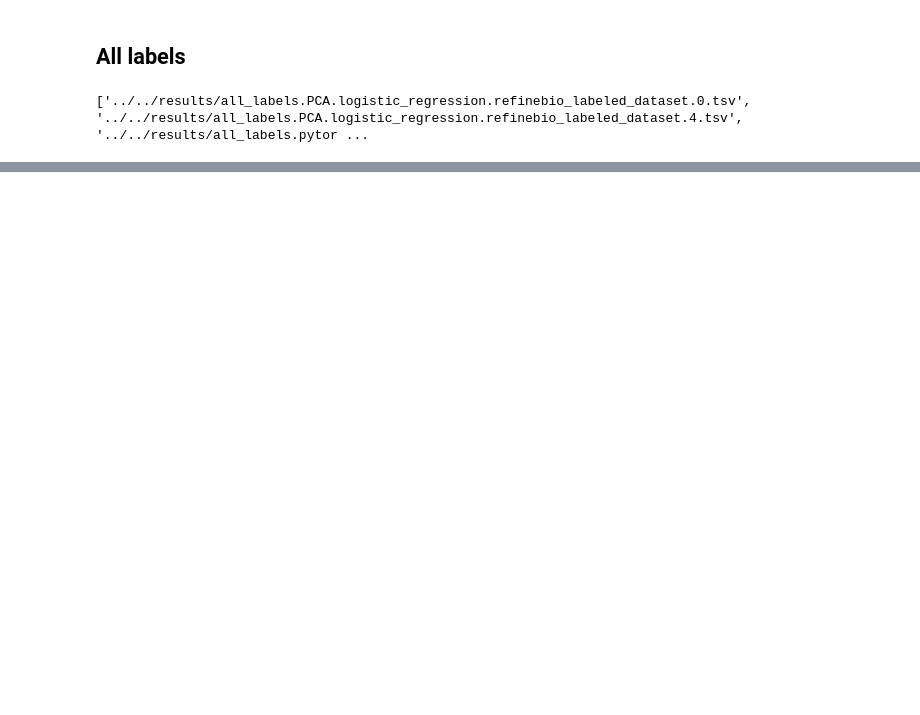
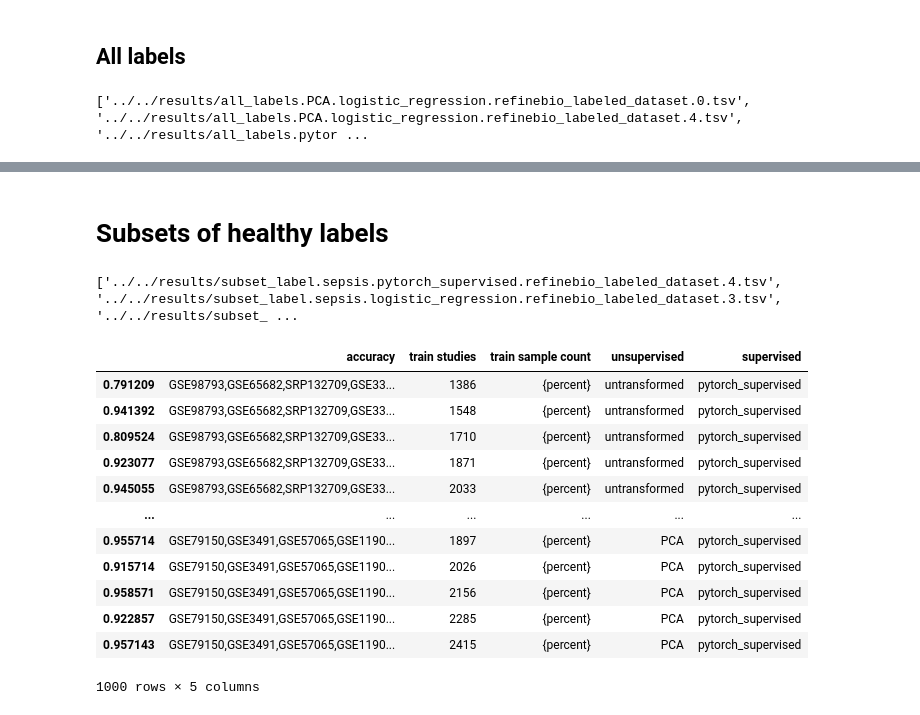
Before and after one commit to greenelab/linear_signal, a Jupyter notebook: notebook/analysis/benchmark_results.ipynb, the cells around one changed output, grey strips where cells are left out. Saved outputs shown, nothing was run; the diff lists cells and outputs as text; code cells hidden in the pictures; blank space fills up the shorter version.

```diff
--- a/notebook/analysis/benchmark_results.ipynb
+++ b/notebook/analysis/benchmark_results.ipynb
@@ -139,0 +141,41 @@ print(plot)
+# %% [markdown]
+# Subsets of healthy labels
+# %%
+in_files = glob.glob('../../results/subset_label.*')
+print(in_files[:5])
+# %% [output]
+['../../results/subset_label.sepsis.pytorch_supervised.refinebio_labeled_dataset.4.tsv', '../../results/subset_label.sepsis.logistic_regression.refinebio_labeled_dataset.3.tsv', '../../results/subset_ ...
+# %%
+sepsis_metrics = pd.DataFrame()
+for path in in_files:
+    new_df = pd.read_csv(path, sep='\t')
+    model_info = path.strip('.tsv').split('sepsis.')[-1]
+    model_info = model_info.split('.')
+
+    if len(model_info) == 4:
+        unsupervised_model = model_info[0]
+        supervised_model = model_info[1]
+    else:
+        unsupervised_model = 'untransformed'
+        supervised_model = model_info[0]
+
+    new_df['unsupervised'] = unsupervised_model
+    new_df['supervised'] = supervised_model
+
+    sepsis_metrics = pd.concat([sepsis_metrics, new_df])
+
+sepsis_metrics
+# %% [output]
+|  | accuracy | train studies | train sample count | unsupervised | supervised |
+| 0.791209 | GSE98793,GSE65682,SRP132709,GSE33... | 1386 | {percent} | untransformed | pytorch_supervised |
+| 0.941392 | GSE98793,GSE65682,SRP132709,GSE33... | 1548 | {percent} | untransformed | pytorch_supervised |
+| 0.809524 | GSE98793,GSE65682,SRP132709,GSE33... | 1710 | {percent} | untransformed | pytorch_supervised |
+| 0.923077 | GSE98793,GSE65682,SRP132709,GSE33... | 1871 | {percent} | untransformed | pytorch_supervised |
+| 0.945055 | GSE98793,GSE65682,SRP132709,GSE33... | 2033 | {percent} | untransformed | pytorch_supervised |
+| ... | ... | ... | ... | ... | ... |
+| 0.955714 | GSE79150,GSE3491,GSE57065,GSE1190... | 1897 | {percent} | PCA | pytorch_supervised |
+| 0.915714 | GSE79150,GSE3491,GSE57065,GSE1190... | 2026 | {percent} | PCA | pytorch_supervised |
+| 0.958571 | GSE79150,GSE3491,GSE57065,GSE1190... | 2156 | {percent} | PCA | pytorch_supervised |
+| 0.922857 | GSE79150,GSE3491,GSE57065,GSE1190... | 2285 | {percent} | PCA | pytorch_supervised |
+| 0.957143 | GSE79150,GSE3491,GSE57065,GSE1190... | 2415 | {percent} | PCA | pytorch_supervised |
+1000 rows × 5 columns
```
Also changed, not shown: parts of 9 cells of this notebook.
